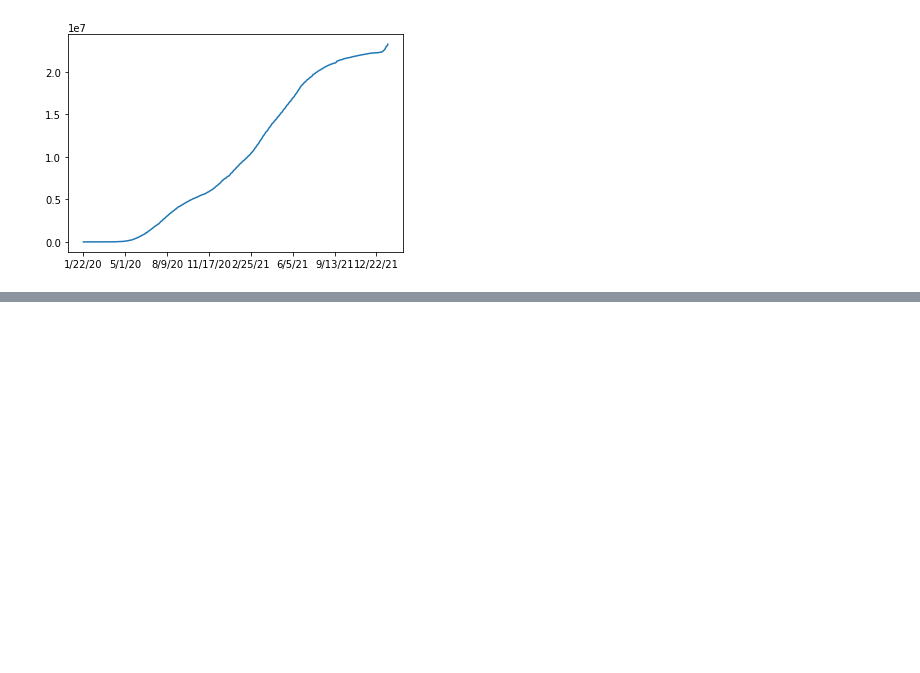
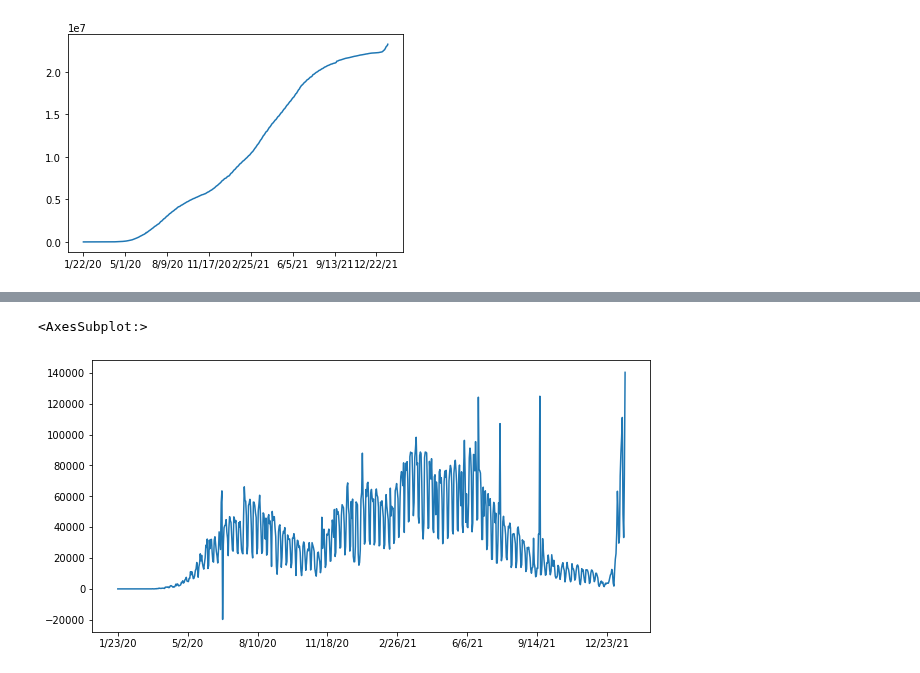
Before and after one commit to 6abi/data-science, a Jupyter notebook: ds_na_medicina/covid19.ipynb, the cells around one changed output, grey strips where cells are left out. Saved outputs shown, nothing was run; the diff lists cells and outputs as text; code cells hidden in the pictures; blank space fills up the shorter version.

```diff
--- a/ds_na_medicina/covid19.ipynb
+++ b/ds_na_medicina/covid19.ipynb
@@ -94,0 +103,2 @@ plt.show()
+# %%
+new_cases = confirmed_by_country.loc['Brazil'][2:].diff().dropna()
@@ -94,0 +120,6 @@ plt.show()
+# %%
+plt.figure(figsize=(10,5))
+new_cases.plot()
+# %% [output]
+<AxesSubplot:>
+[figure, added]
```
Also changed, not shown: parts of 5 cells of this notebook.
